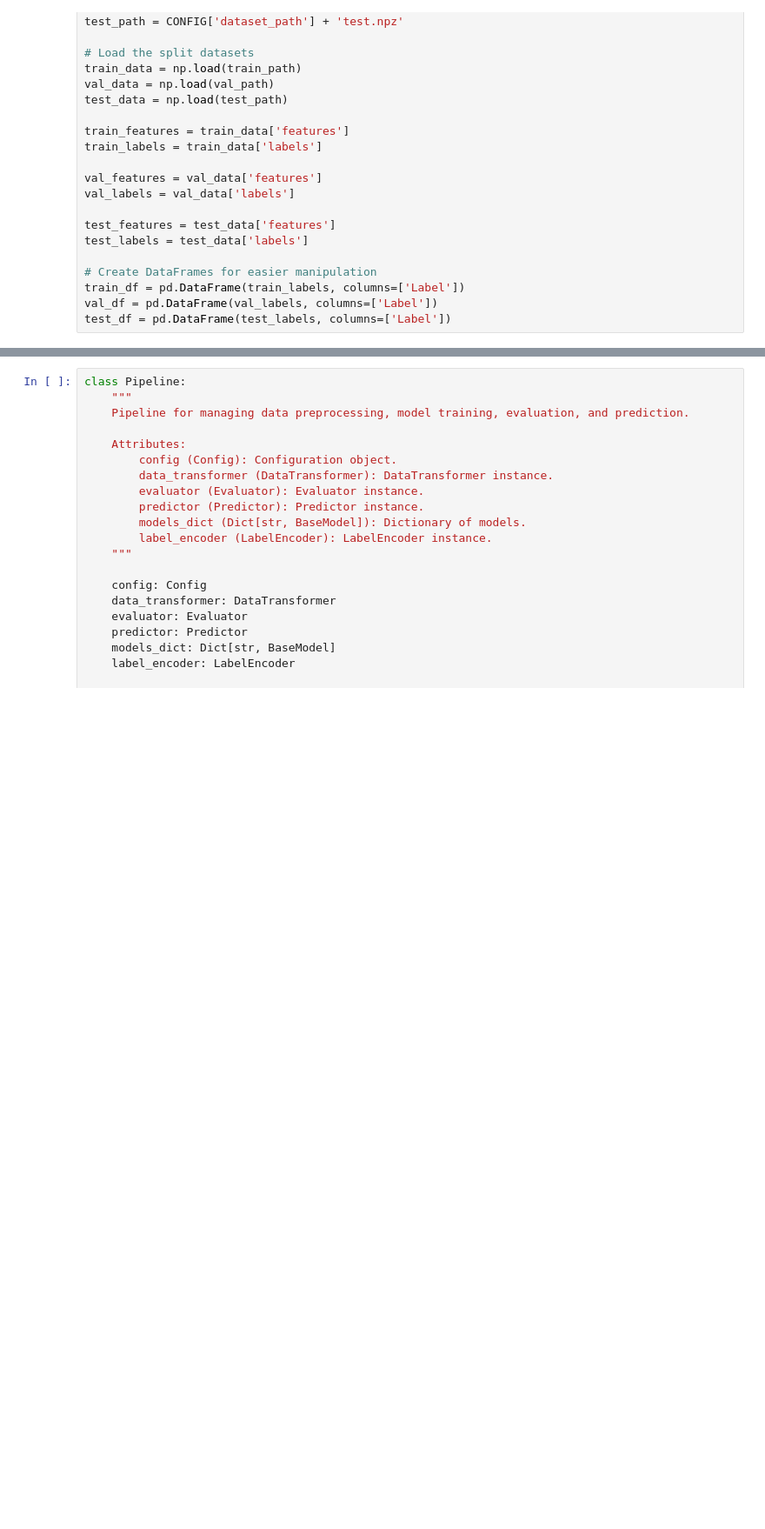
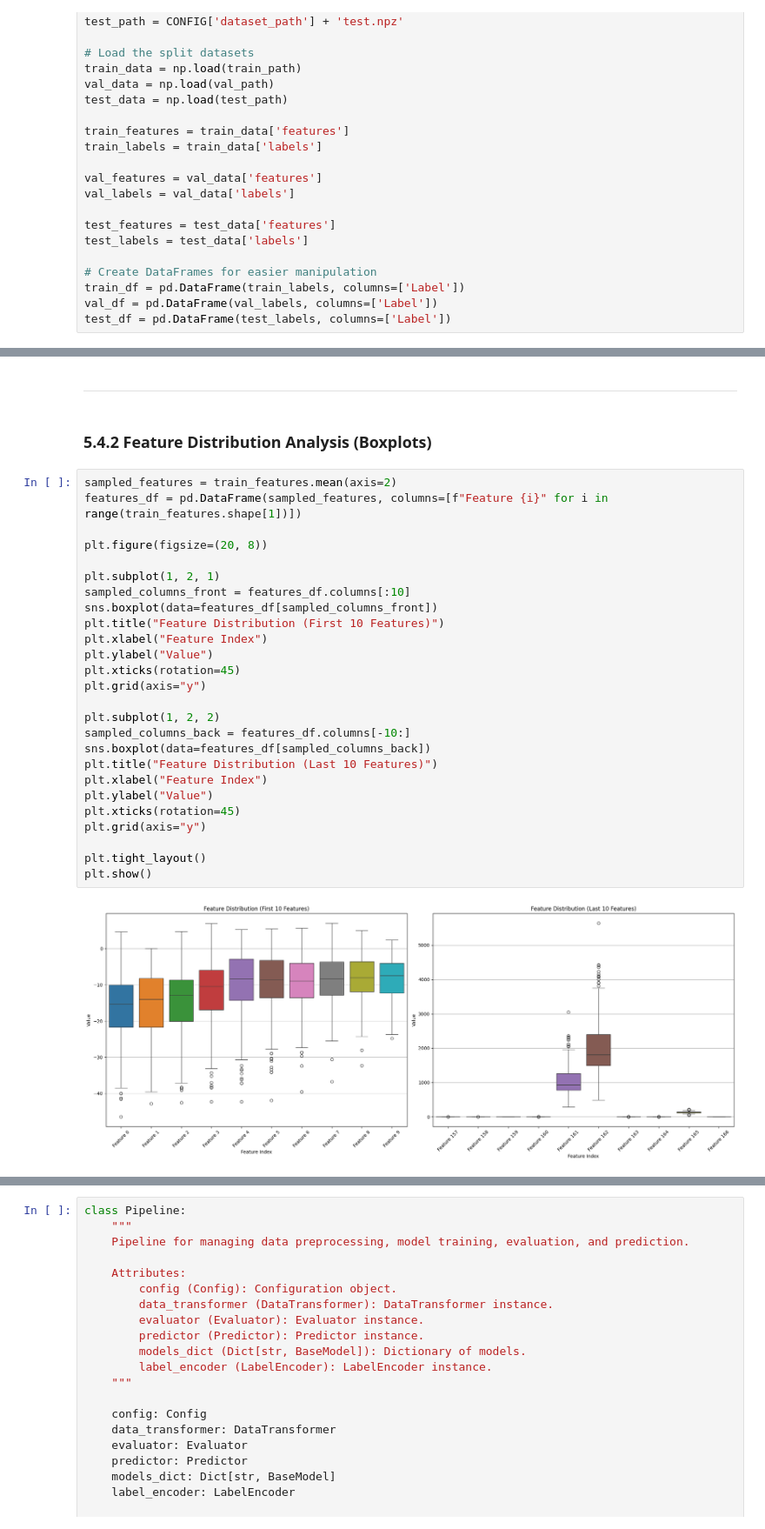
Before and after one commit to CharlesZZY/Truora, a Jupyter notebook: src/CBU5201_miniproject.ipynb, the cells around one changed output, grey strips where cells are left out. Shown at 87% size. Cells and saved outputs as stored; diff of their text form; blank space fills up the shorter version.

```diff
--- a/src/CBU5201_miniproject.ipynb
+++ b/src/CBU5201_miniproject.ipynb
@@ -1743,0 +1721,32 @@ plt.show()
+# %% [markdown]
+---
+# %% [markdown]
+### **5.4.2 Feature Distribution Analysis (Boxplots)**
+# %%
+sampled_features = train_features.mean(axis=2)
+features_df = pd.DataFrame(sampled_features, columns=[f"Feature {i}" for i in range(train_features.shape[1])])
+
+plt.figure(figsize=(20, 8))
+
+plt.subplot(1, 2, 1)
+sampled_columns_front = features_df.columns[:10]
+sns.boxplot(data=features_df[sampled_columns_front])
+plt.title("Feature Distribution (First 10 Features)")
+plt.xlabel("Feature Index")
+plt.ylabel("Value")
+plt.xticks(rotation=45)
+plt.grid(axis="y")
+
+plt.subplot(1, 2, 2)
+sampled_columns_back = features_df.columns[-10:]
+sns.boxplot(data=features_df[sampled_columns_back])
+plt.title("Feature Distribution (Last 10 Features)")
+plt.xlabel("Feature Index")
+plt.ylabel("Value")
+plt.xticks(rotation=45)
+plt.grid(axis="y")
+
+plt.tight_layout()
+plt.show()
+# %% [output]
+[figure, added]
```
Also changed, not shown: parts of 63 cells of this notebook, 2 other files.
